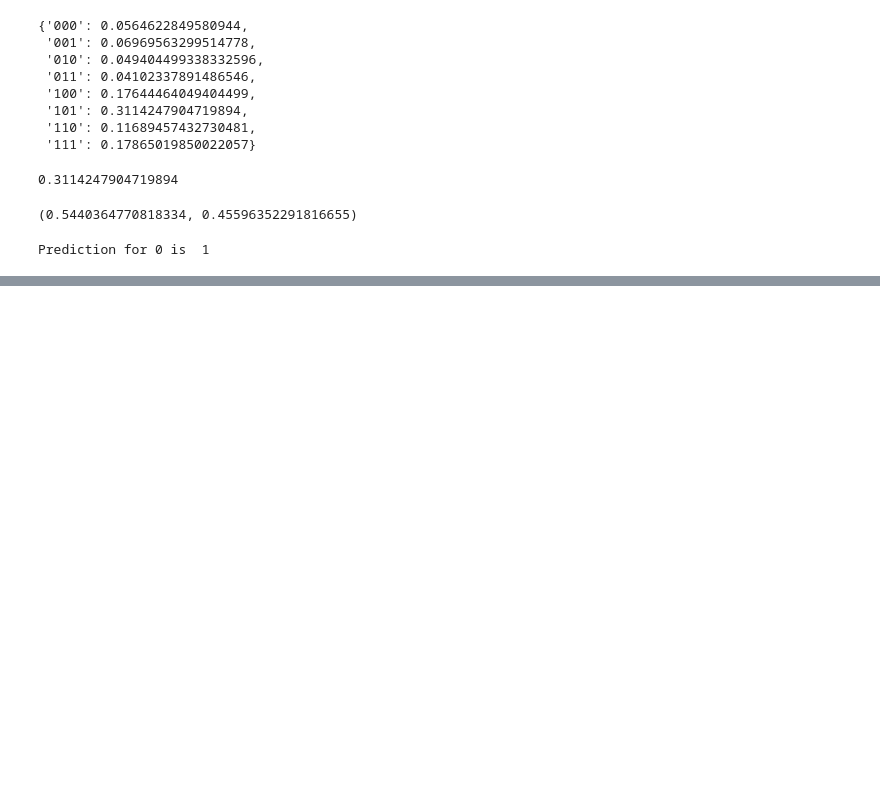
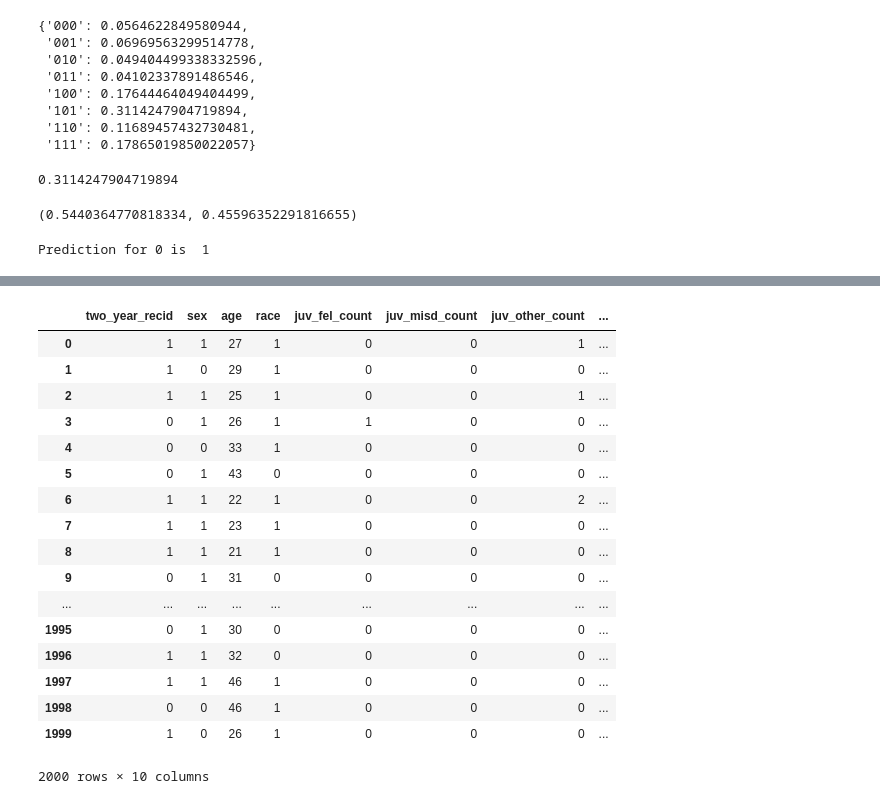
Before and after one commit to 1jinwoo/ML-HW1, a Jupyter notebook: HW1-5.4.1.ipynb, the cells around one changed output, grey strips where cells are left out. Drawn from its saved outputs; the diff is of its cells as text; code cells hidden in the pictures; blank space fills up the shorter version.

```diff
--- a/HW1-5.4.1.ipynb
+++ b/HW1-5.4.1.ipynb
@@ -279,12 +279,14 @@ Prediction for 0 is  1
 def evaluate(test_df, dist_0, dist_1, cat_0_pr_dict, cat_1_pr_dict, Pr_y_eq_0, Pr_y_eq_1):
     labels = test_df['two_year_recid']
     total = test_df.shape[0]
+    predictions = []
     num_correct = 0
     for index, row in test_df.iterrows():
         prediction = predict(row, dist_0, dist_1, cat_0_pr_dict, cat_1_pr_dict, Pr_y_eq_0, Pr_y_eq_1)
+        predictions.append(int(prediction))
         if prediction == labels[index]:
             num_correct += 1
     accuracy = num_correct / total
-    return accuracy
+    return accuracy, predictions
 evaluate(test_df, dist_0, dist_1, cat_0_pr_dict, cat_1_pr_dict, Pr_y_eq_0, Pr_y_eq_1)
 # %% [output]
@@ -291,0 +358,25 @@ evaluate(test_df, dist_0, dist_1, cat_0_pr_dict, cat_1_pr_dict, Pr_y_eq_0, Pr_y_
+# %%
+train = pd.read_csv('hw1data/propublicaTrain.csv')
+test = pd.read_csv('hw1data/propublicaTest.csv')
+
+accuracy, test_df = perform_mle(train, test)
+test_df
+# %% [output]
+|  | two_year_recid | sex | age | race | juv_fel_count | juv_misd_count | juv_other_count | ... |
+| 0 | 1 | 1 | 27 | 1 | 0 | 0 | 1 | ... |
+| 1 | 1 | 0 | 29 | 1 | 0 | 0 | 0 | ... |
+| 2 | 1 | 1 | 25 | 1 | 0 | 0 | 1 | ... |
+| 3 | 0 | 1 | 26 | 1 | 1 | 0 | 0 | ... |
+| 4 | 0 | 0 | 33 | 1 | 0 | 0 | 0 | ... |
+| 5 | 0 | 1 | 43 | 0 | 0 | 0 | 0 | ... |
+| 6 | 1 | 1 | 22 | 1 | 0 | 0 | 2 | ... |
+| 7 | 1 | 1 | 23 | 1 | 0 | 0 | 0 | ... |
+| 8 | 1 | 1 | 21 | 1 | 0 | 0 | 0 | ... |
+| 9 | 0 | 1 | 31 | 0 | 0 | 0 | 0 | ... |
+| ... | ... | ... | ... | ... | ... | ... | ... | ... |
+| 1995 | 0 | 1 | 30 | 0 | 0 | 0 | 0 | ... |
+| 1996 | 1 | 1 | 32 | 0 | 0 | 0 | 0 | ... |
+| 1997 | 1 | 1 | 46 | 1 | 0 | 0 | 0 | ... |
+| 1998 | 0 | 0 | 46 | 1 | 0 | 0 | 0 | ... |
+| 1999 | 1 | 0 | 26 | 1 | 0 | 0 | 0 | ... |
+2000 rows × 10 columns
```
Also changed, not shown: parts of 2 cells of this notebook, 1 other file.
